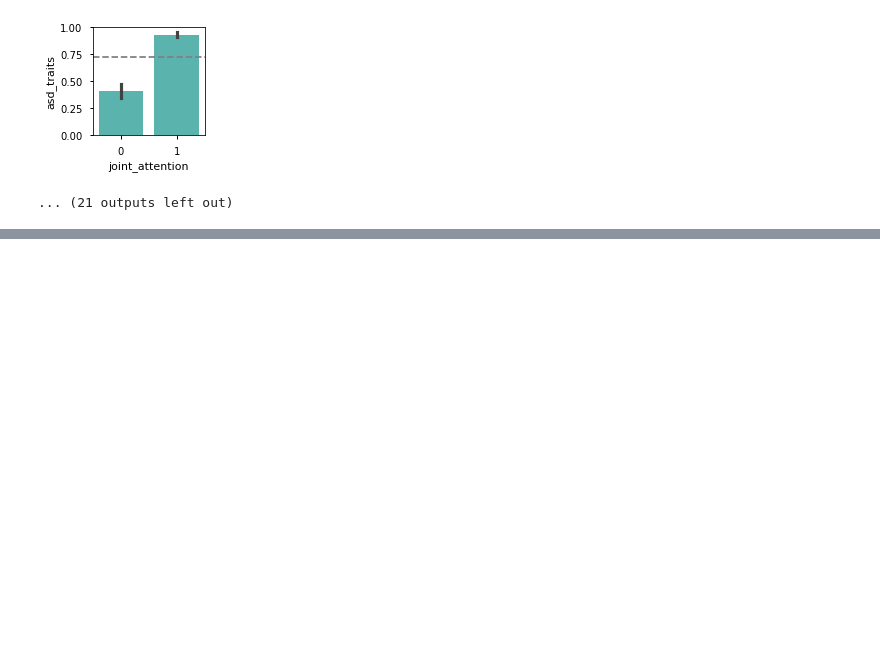
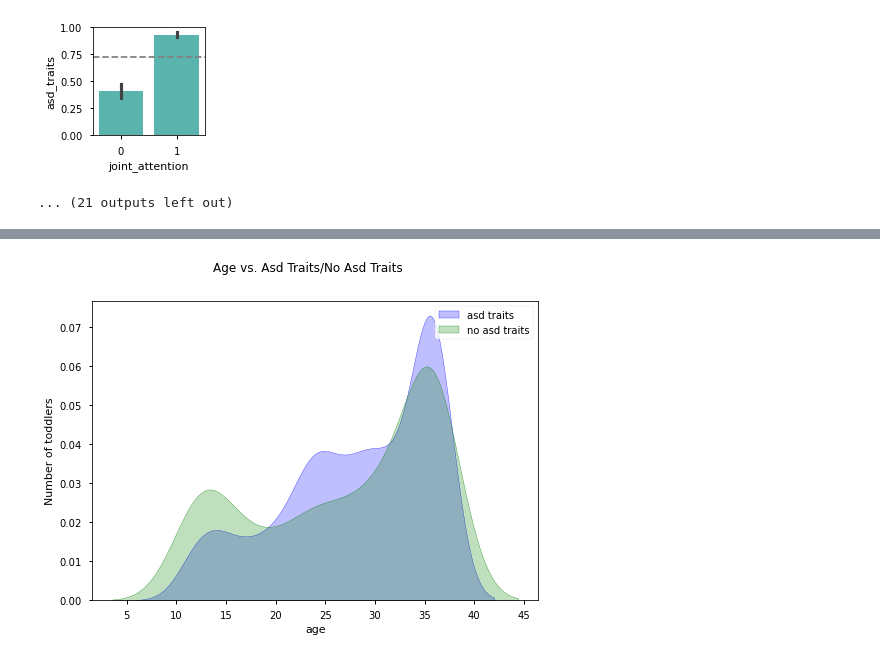
Before and after one commit to segovialori/toddler_autism_predictor, a Jupyter notebook: scratchpad.ipynb, the cells around one changed output, grey strips where cells are left out. Saved outputs shown, nothing was run; the diff lists cells and outputs as text; code cells hidden in the pictures; blank space fills up the shorter version.

```diff
--- a/scratchpad.ipynb
+++ b/scratchpad.ipynb
@@ -635,0 +655,14 @@ expected:
+# %%
+fig, ax = plt.subplots()
+
+sns.kdeplot(df[df["asd_traits"]==1]["age"],shade=True, color="blue",label="asd traits", ax=ax)
+sns.kdeplot(df[df["asd_traits"]==0]["age"],shade=True, color="green", label="no asd traits", ax=ax)
+
+ax.set_xlabel("age")
+ax.set_ylabel("Number of toddlers")
+
+fig.suptitle("Age vs. Asd Traits/No Asd Traits")
+
+ax.legend();
+# %% [output]
+[figure, added]
```
Also changed, not shown: parts of 10 cells of this notebook.
